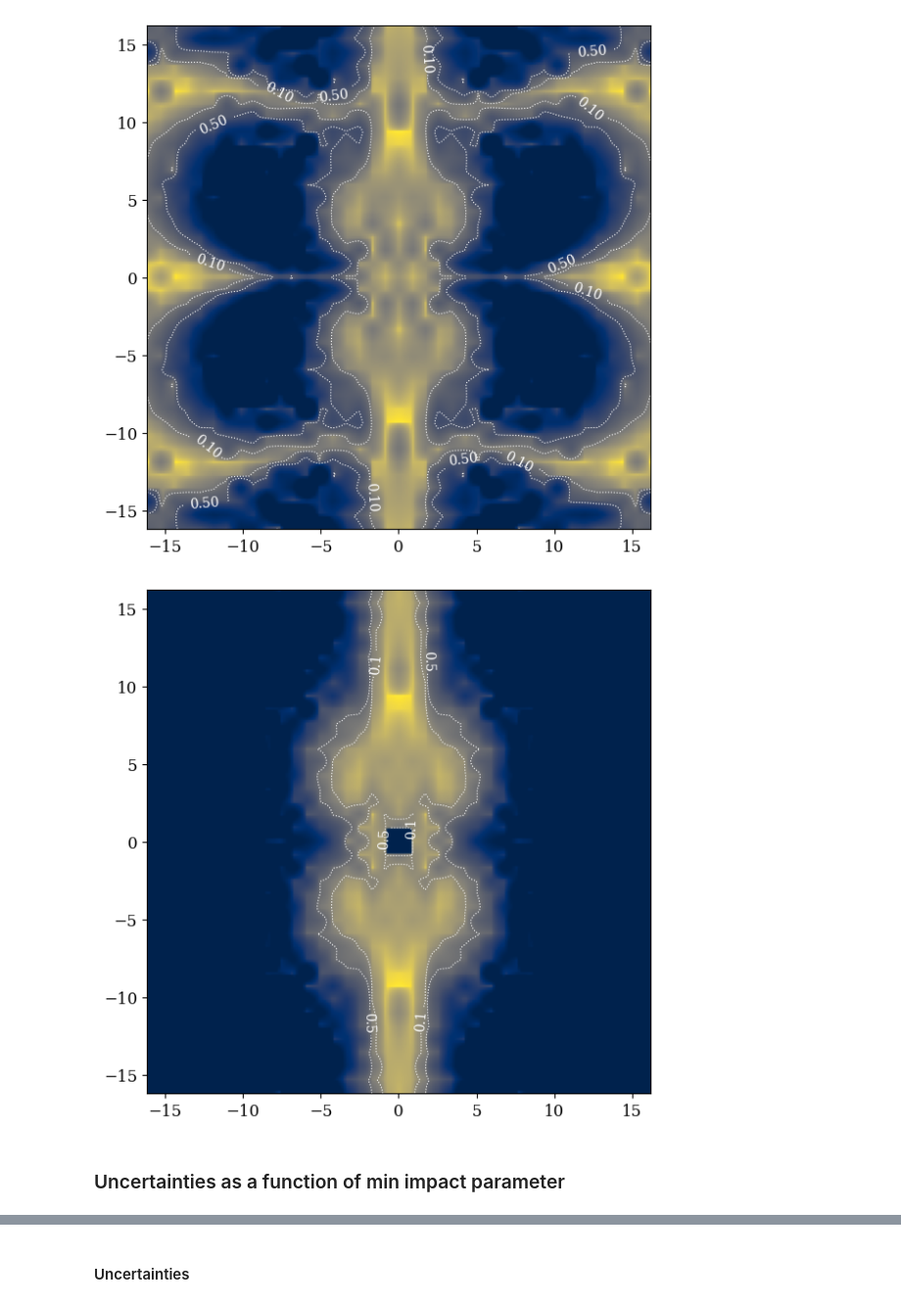
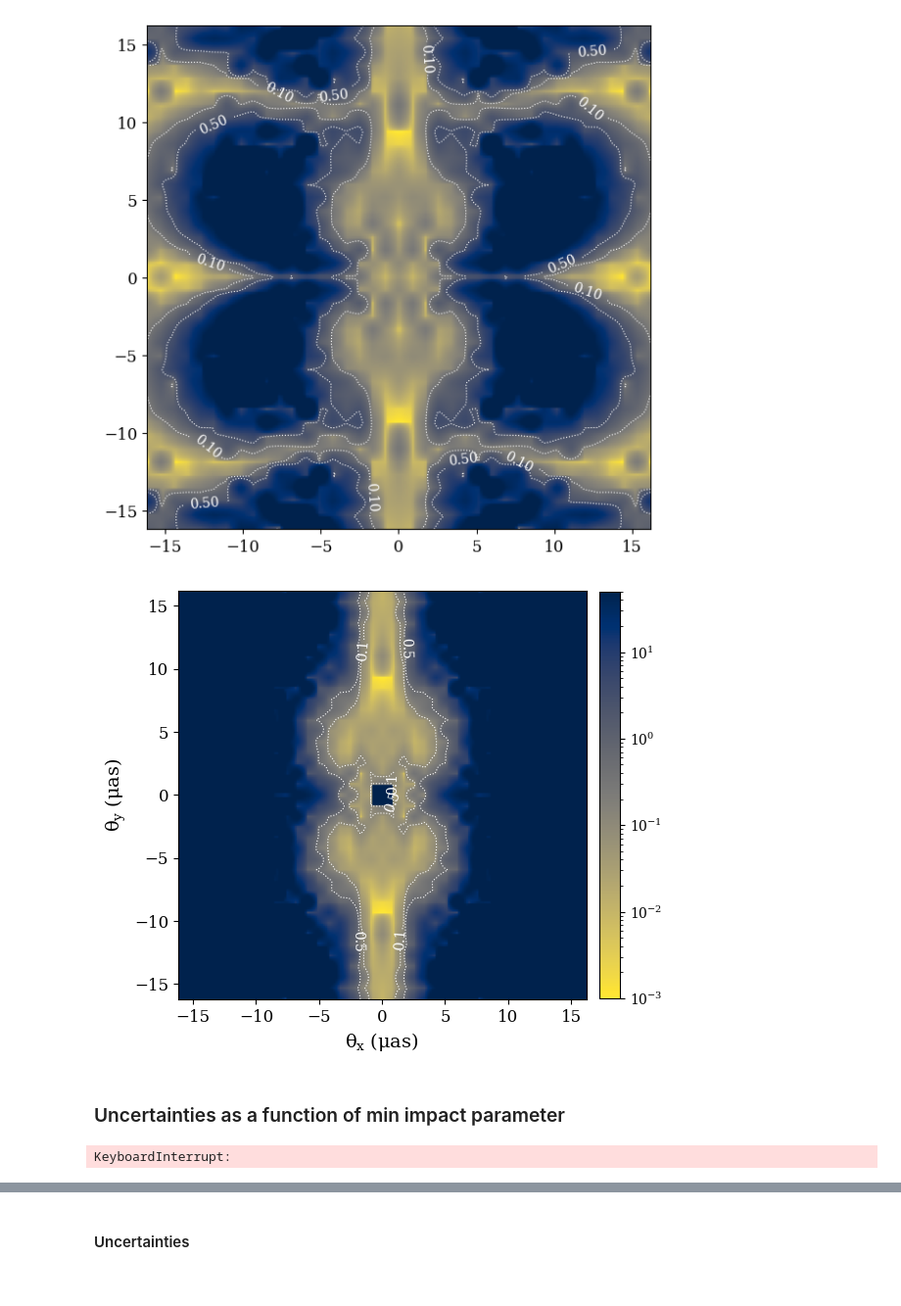
Before and after one commit to abby-moran/Quasar_microlensing_public, a Jupyter notebook: M04/interp_grid04.ipynb, the cells around one changed output, grey strips where cells are left out. Shown at 98% size. Saved outputs shown, nothing was run; the diff lists cells and outputs as text; code cells hidden in the pictures.

```diff
--- a/M04/interp_grid04.ipynb
+++ b/M04/interp_grid04.ipynb
@@ -1414,32 +1414,33 @@ plt.savefig('Figures/thetac1res_04.pdf', bbox_inches='tight')
 # %%
 fig, (ax1) = plt.subplots(nrows=1, ncols=1, figsize=(6, 8))
 extent = np.array([np.min(fine_grid_x), np.max(fine_grid_x),  np.min(fine_grid_y), np.max(fine_grid_y)])*rad_to_arcsec
 
 X, Y = np.meshgrid(fine_grid_x*rad_to_arcsec, fine_grid_y*rad_to_arcsec)
 Z = np.flipud(sigma_c1_interp).T
 levels=[.1, .5]
 im=ax1.imshow(Z, origin='lower', cmap=reversed_map, extent=extent, norm=matplotlib.colors.LogNorm(vmin=1e-3, vmax=5e1))#,  vmax=68, vmin=1)
-#cbar = plt.colorbar(im, ax=ax1, fraction=0.045, pad=.03)
+cbar = plt.colorbar(im, ax=ax1, fraction=0.046, pad=.03)
 #cbar.set_label(r'$ \sigma \ [|\theta_{\text{c}}|] \ (\mu as)$', fontsize=14)
 
 #contours
 contours = ax1.contour(X, Y, Z, levels=levels, colors='white', linewidths=0.8, linestyles='dotted')
 ax1.clabel(contours, inline=True, fontsize=10, fmt="%.1f")
+
 
 ax1.tick_params(axis='both', which='major', labelsize=12)
 ax1.tick_params(axis='both', which='minor', labelsize=10)
 #plt.title(r'$m_l=0.8M_\odot$', fontsize=16)
 #ax1.set_xlim(-1.4e-11, .1e-11)
 #ax1.set_ylim(-.1e-11, 1.4e-11)
 
-#ax1.set_xlabel(r'$\theta_x \ (\mu as)$', fontsize=14)
-#ax1.set_ylabel(r'$\theta_y \ (\mu as)$', fontsize=14)
+ax1.set_xlabel(r'$\theta_x \ (\mu as)$', fontsize=14)
+ax1.set_ylabel(r'$\theta_y \ (\mu as)$', fontsize=14)
 plt.tight_layout()
 
 
 plt.savefig('Figures/thetac1_04.pdf', bbox_inches='tight')
 # %% [output]
-[figure, old version]
+[figure, new version]
 # %% [markdown]
 ### Uncertainties as a function of min impact parameter
 # %%
@@ -1567,6 +1591,6 @@ for impact_param in impact_params:
 # %%
 theta_E_8=np.sqrt(4*G*0.8*2e33/c**2*D_ls/(D_s*D_l))
-impact_params=np.linspace(0.3*theta_E_8,5.9*theta_E_8,40)[:34]
+impact_params=np.linspace(0.3*theta_E_8,5.9*theta_E_8,40)[:38]
 
 chi_tots,uncert_avgs,n_retries=[],[],[]
 chi_dists,uncert_dists=[],[]
@@ -1578,7 +1602,7 @@ for impact_param in impact_params:
 
     out=average_errors_traj(bulk_vel, bulk_vel_err, vel_disp, vel_disp_err, np.max(x_grid), 8000,
                             z_l, D_l, B_matrix, impact_param, chi_spline, fisher_spline=fisher_interp_linear,
-                            n_its=200, dt_days=30.4, max_time_days=5*365.0)
+                            n_its=1000, dt_days=91.25, max_time_days=4*365.0)
 
     chi_tots.append(np.mean(out[5]))
     uncert_avgs.append(np.mean(out[2],axis=0))
@@ -1608,17 +1632,33 @@ results = {
     "time_traj": np.array(time_traj, dtype=object),
     }
 
-filename = "avgs_04_10yr_cent.npz"
-
+filename = "avgs_04_8yr_cent.npz"
 try:
     existing = np.load(filename, allow_pickle=True)
 
     combined = {}
+
+    old_nimpact = len(existing["impact_params"])
+    new_nimpact = len(impact_params)
+
     for key, new_vals in results.items():
         old_vals = existing[key]
 
-        if new_vals.ndim > 1 and key == "uncert_avgs":
+        if key == "impact_params":
+            combined[key] = np.hstack([old_vals, new_vals])
+
+        elif key == "uncert_avgs":
             combined[key] = np.vstack([old_vals, new_vals])
+
+        elif key in ["chi_tots"]:
+            combined[key] = np.hstack([old_vals, new_vals])
+
+        elif key in ["cent_all", "acc_sigmas", "cent_traj", "pos_traj", "time_traj", "chi_dists", "uncert_dists"]:
+            combined[key] = np.hstack([old_vals, new_vals])
+
+        elif key == "n_retried":
+            combined[key] = np.hstack([old_vals, new_vals])
+
         else:
             combined[key] = np.hstack([old_vals, new_vals])
 
@@ -1626,3 +1666,5 @@ except FileNotFoundError:
     combined = results
 
 np.savez(filename, **combined)
+# %% [output]
+KeyboardInterrupt:
```
Also changed, not shown: parts of 13 cells of this notebook, 1 other file.
